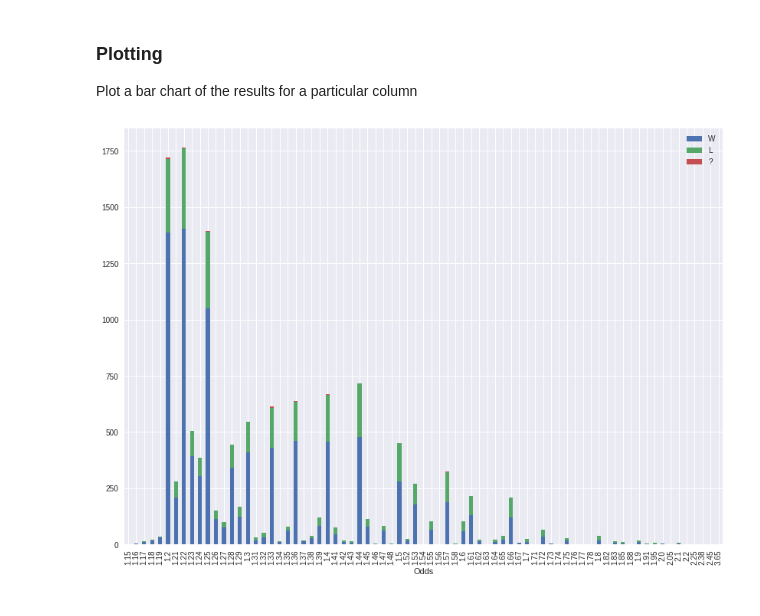
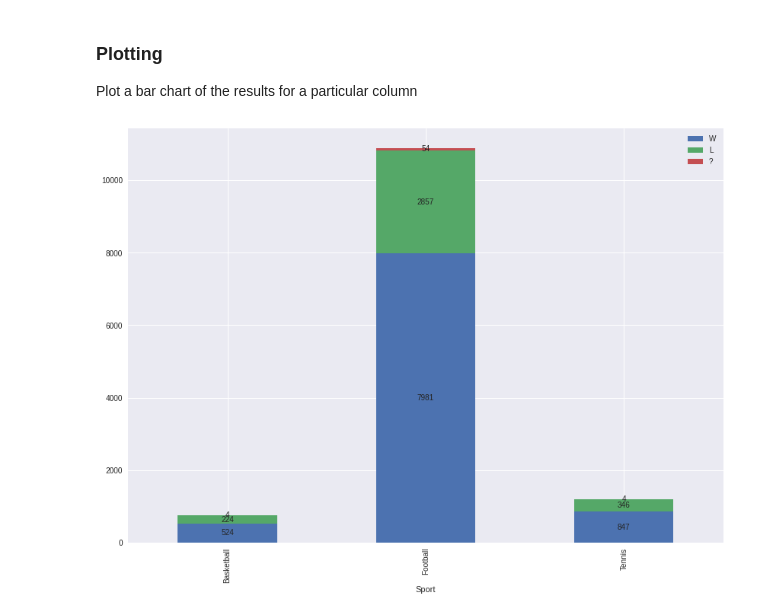
Before and after one commit to generatom/betting, a Jupyter notebook: tipsbet.ipynb, the cells around one changed output. Drawn from its saved outputs; the diff is of its cells as text; code cells hidden in the pictures.

```diff
--- a/tipsbet.ipynb
+++ b/tipsbet.ipynb
@@ -100,7 +121,7 @@ def plot_status(by='Sport', relative=True, labels=True):
 # %%
-plot_status(by='Odds', relative=False, labels=False)
+t.plot_status(by='Sport', relative=False)
 # %% [output]
-[figure, old version]
+[figure, new version]
 # %%
 t.df.Status.value_counts().plot(kind='barh')
 # %% [output]
```
Also changed, not shown: parts of 11 cells of this notebook, 2 other files.
